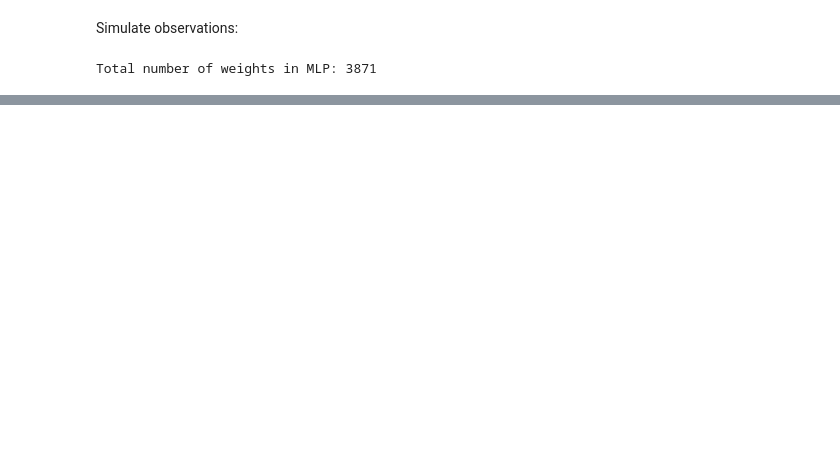
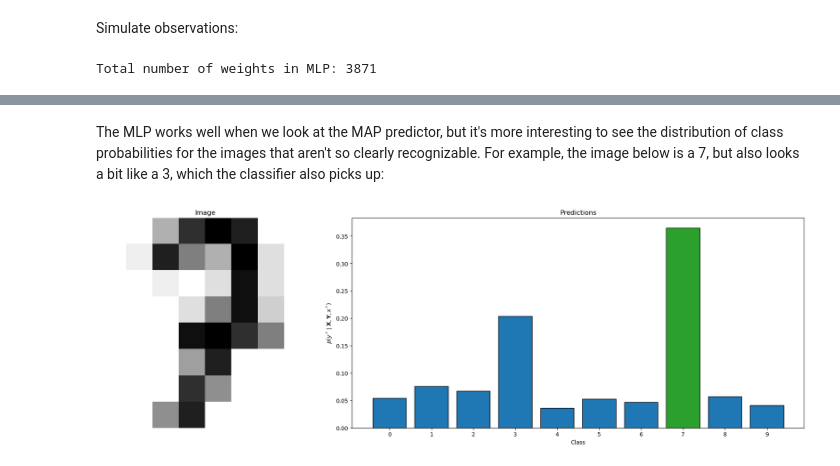
Before and after one commit to UncertaintyInComplexSystems/bamojax, a Jupyter notebook: bamojax/examples/bnn/bnn_mpl.ipynb, the cells around one changed output, grey strips where cells are left out. Drawn from its saved outputs; the diff is of its cells as text; code cells hidden in the pictures; blank space fills up the shorter version.

Commit message:
Updated BNN example

```diff
--- a/bamojax/examples/bnn/bnn_mpl.ipynb
+++ b/bamojax/examples/bnn/bnn_mpl.ipynb
@@ -257,11 +143,0 @@ Try e.g. the iris or digits dataset
-# %%
-from sklearn import datasets
-data = datasets.load_iris()
-X = data.data
-y = data.target
-num_classes = len(jnp.unique(y))
-
-N, p = X.shape
-
-print('Iris dataset')
-print(f'N: {N}, p: {p}, K: {num_classes}')
@@ -423,0 +363,26 @@ Wall time: 30.3 s
+# %% [markdown]
+The MLP works well when we look at the MAP predictor, but it's more interesting to see the distribution of class probabilities for the images that aren't so clearly recognizable. For example, the image below is a 7, but also looks a bit like a 3, which the classifier also picks up:
+# %%
+test_ix = 4
+
+x_pred = X_test[test_ix, :]
+img = x_pred.reshape((res, res))
+label = y_test[test_ix]
+
+y_pred = predictions['y'][:, test_ix]
+
+class_probs = jnp.bincount(y_pred, length=num_classes) / 1000
+
+fig, axes = plt.subplot_mosaic([['image', 'bar plot']], width_ratios=(1, 2), constrained_layout=True, figsize=(18, 6))
+axes['image'].imshow(img, cmap='binary')
+axes['image'].set_title(f'Image')
+axes['image'].axis('off')
+
+bars = axes['bar plot'].bar(jnp.arange(num_classes), class_probs, edgecolor='k')
+bars[label].set_facecolor('tab:green')
+axes['bar plot'].set_xticks(jnp.arange(num_classes))
+axes['bar plot'].set_xlabel('Class')
+axes['bar plot'].set_ylabel(r'$p(y^* \mid \mathbf{X}, \mathbf{Y}, x^*)$')
+axes['bar plot'].set_title('Predictions');
+# %% [output]
+[figure, added]
```
Also changed, not shown: parts of 51 cells of this notebook, 2 other files.
